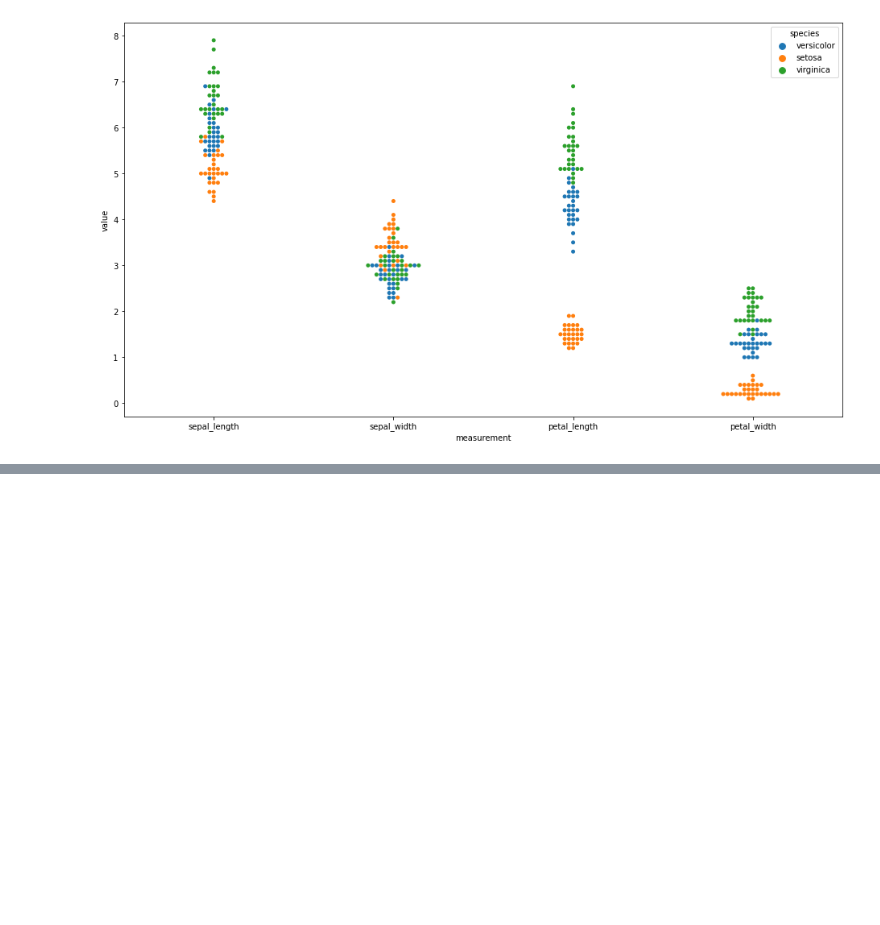
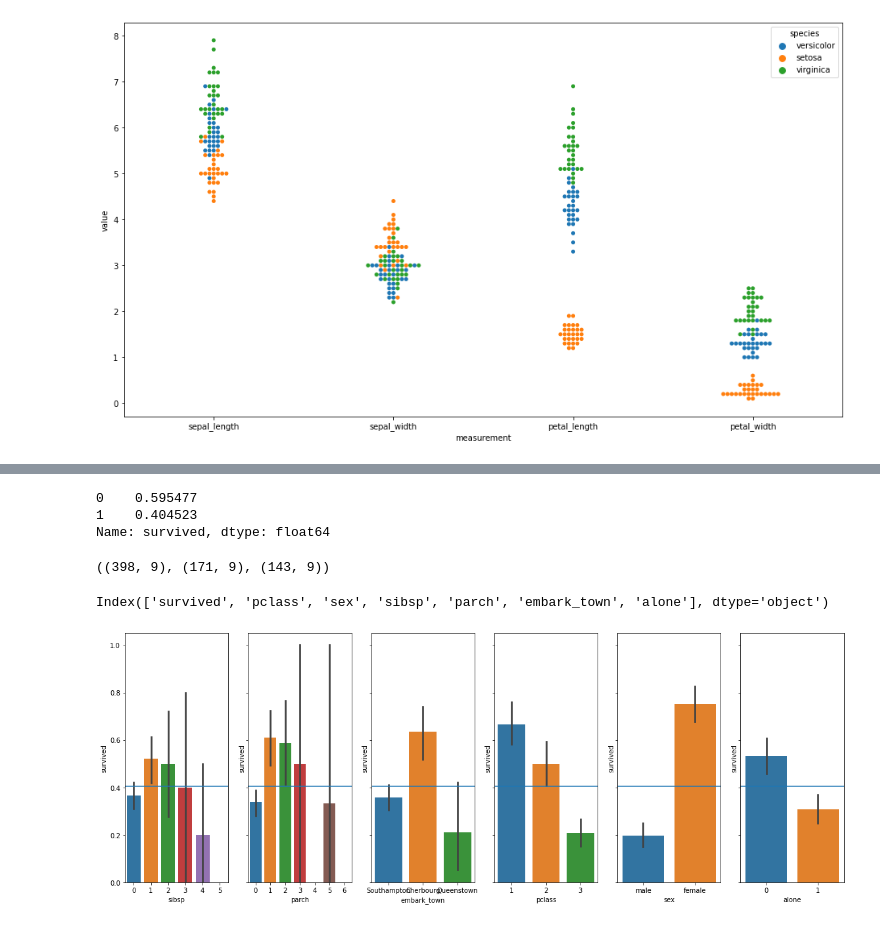
Before and after one commit to jesse-d-marder/classification-exercises, a Jupyter notebook: classification_exercises.ipynb, the cells around one changed output, grey strips where cells are left out. Saved outputs shown, nothing was run; the diff lists cells and outputs as text; code cells hidden in the pictures; blank space fills up the shorter version.

```diff
--- a/classification_exercises.ipynb
+++ b/classification_exercises.ipynb
@@ -426,0 +451,2 @@ p=sns.swarmplot(x='measurement',y='value',hue='species', data = melt)
+# %%
+df = get_titantic_data()
@@ -426,0 +455,3 @@ p=sns.swarmplot(x='measurement',y='value',hue='species', data = melt)
+# %%
+# Drop these columns as they are redundant
+df = df.drop(columns = ['passenger_id','deck','embarked','class'])
@@ -426,0 +467,4 @@ p=sns.swarmplot(x='measurement',y='value',hue='species', data = melt)
+# %%
+df = df.dropna()
+# %%
+train, validate, test= train_validate_test_split(df, 'survived')
@@ -426,0 +487,10 @@ p=sns.swarmplot(x='measurement',y='value',hue='species', data = melt)
+# %%
+train.survived.value_counts(normalize=True)
+# %% [output]
+0    0.595477
+1    0.404523
+Name: survived, dtype: float64
+# %%
+train.shape, validate.shape, test.shape
+# %% [output]
+((398, 9), (171, 9), (143, 9))
@@ -426,0 +501,15 @@ p=sns.swarmplot(x='measurement',y='value',hue='species', data = melt)
+# %%
+catvar
+# %% [output]
+Index(['survived', 'pclass', 'sex', 'sibsp', 'parch', 'embark_town', 'alone'], dtype='object')
+# %%
+features = ['sibsp','parch','embark_town','pclass','sex','alone']
+
+_, ax = plt.subplots(nrows=1, ncols = len(features), figsize=(16,6), sharey= True)
+average = train.survived.mean()
+for i, col in enumerate(features):
+    sns.barplot(data = train, x = train[col], y='survived', ax=ax[i])
+    ax[i].axhline(average)
+    plt.tight_layout()
+# %% [output]
+[figure, added]
```
Also changed, not shown: parts of 58 cells of this notebook.
